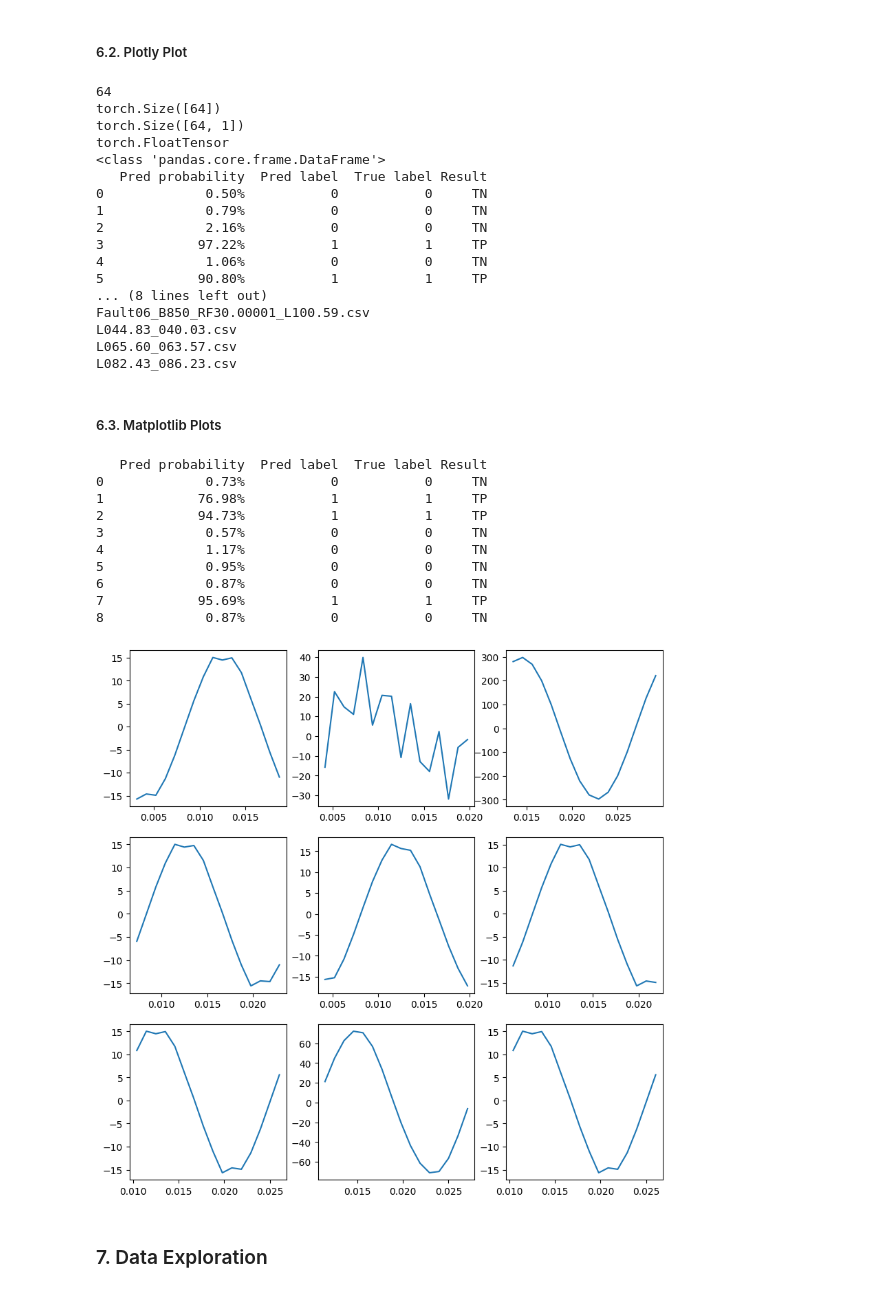
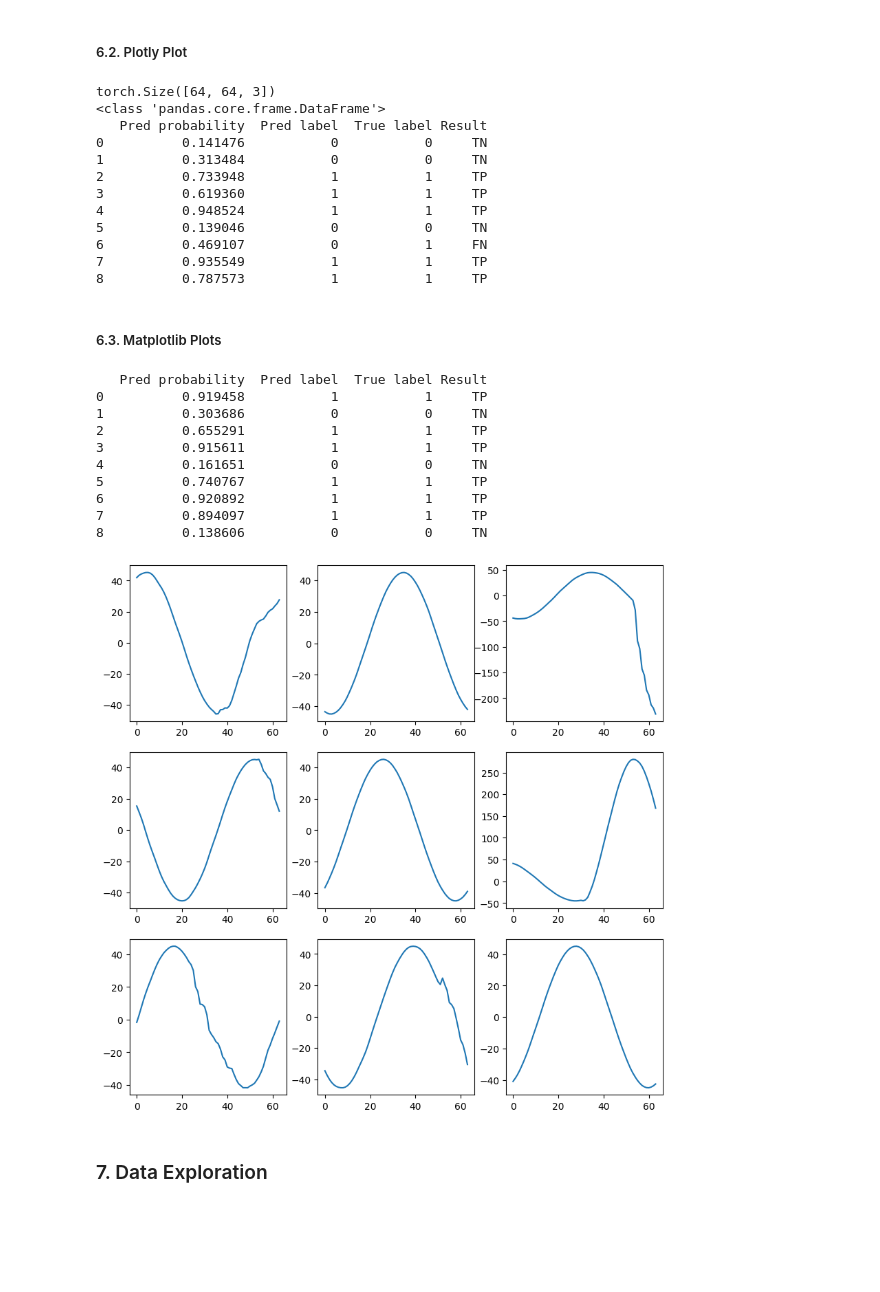
Before and after one commit to alvarohc777/pyTorch, a Jupyter notebook: Formulacion_1.ipynb, the cells around one changed output. Drawn from its saved outputs; the diff is of its cells as text; code cells hidden in the pictures; blank space fills up the shorter version.

```diff
--- a/Formulacion_1.ipynb
+++ b/Formulacion_1.ipynb
@@ -492,22 +476,16 @@ import plotly.graph_objects as go
 fs = 960
 dataset_plot = Form1Dataset(
     dataset_dir,
-    max_window_idx=max_window_idx,
     signal_names=signal_names,
-    test=True,
-    csv_step=csv_step,
-    window_length=N,
 )
 plot_dataloader = DataLoader(dataset_plot, batch_size=train_batch_size, shuffle=True)
 
 dataiter = iter(plot_dataloader)
-signal_windows, t_windows, labels, csv_name, index, window_idx = next(dataiter)
-print(len(csv_name))
-print(window_idx.shape)
-print(labels.shape)
+signals, labels = next(dataiter)
+print(signals.shape)
 
-print(labels.type())
-x = model(signal_windows[0:9].to(device))
+
+x = model(signals[0:9].to(device))
 # x = x.detach()
 
 # Crear Matriz de confusión
@@ -529,13 +507,14 @@ for i in range(0, cols * rows):
     col = i % cols
     row = i // cols
     label = label_to_text[str(int(labels[i, 0].item()))]
-    win_idx = str(window_idx[i].item())
-    print(csv_name[i])
+    # win_idx = str(window_idx[i].item())
+    # print(csv_name[i])
     fig.add_trace(
         go.Scatter(
-            name=f"{label} - {win_idx} - {csv_name[i]}",
-            x=t_windows[i, :],
-            y=signal_windows[i, :, 0],
+            # name=f"{label} - {win_idx} - {csv_name[i]}",
+            name=f"{label}",
+            y=signals[i, :, 0],
+            # y=signals[i, :, 1],
             marker_color="black",
         ),
         row=row + 1,
@@ -552,65 +531,55 @@ fig.update_layout(
 )
 fig.show()
 # %% [output]
-64
-torch.Size([64])
-torch.Size([64, 1])
-torch.FloatTensor
+torch.Size([64, 64, 3])
 <class 'pandas.core.frame.DataFrame'>
    Pred probability  Pred label  True label Result
-0             0.50%           0           0     TN
-1             0.79%           0           0     TN
-2             2.16%           0           0     TN
-3            97.22%           1           1     TP
-4             1.06%           0           0     TN
-5            90.80%           1           1     TP
-... (8 lines left out)
-Fault06_B850_RF30.00001_L100.59.csv
-L044.83_040.03.csv
-L065.60_063.57.csv
-L082.43_086.23.csv
+0          0.141476           0           0     TN
+1          0.313484           0           0     TN
+2          0.733948           1           1     TP
+3          0.619360           1           1     TP
+4          0.948524           1           1     TP
+5          0.139046           0           0     TN
+6          0.469107           0           1     FN
+7          0.935549           1           1     TP
+8          0.787573           1           1     TP
 # %% [markdown]
 ##### 6.3. Matplotlib Plots
 # %%
 dataset_plot = Form1Dataset(
     dataset_dir,
-    max_window_idx=max_window_idx,
     signal_names=signal_names,
-    test=True,
-    # step=4,
-    csv_step=csv_step,
-    window_length=N,
 )
 plot_dataloader = DataLoader(dataset_plot, batch_size=train_batch_size, shuffle=True)
 
 dataiter = iter(plot_dataloader)
-signal_windows, t_windows, labels, *_ = next(dataiter)
+signal_windows, labels = next(dataiter)
 fs = 960
 
 x = model(signal_windows[1:10].to(device))
 x = x.detach()
 
 # Crear Matriz de confusión
 df = confusion_matrix(x, labels[1:10])
 print(df)
 
 figure = plt.figure(figsize=(10, 10))
 cols, rows = 3, 3
 for i in range(1, cols * rows + 1):
     figure.add_subplot(rows, cols, i)
-    plt.plot(t_windows[i, :], signal_windows[i, :, 0])
+    plt.plot(signal_windows[i, :, 0])
 # %% [output]
    Pred probability  Pred label  True label Result
-0             0.73%           0           0     TN
-1            76.98%           1           1     TP
-2            94.73%           1           1     TP
-3             0.57%           0           0     TN
-4             1.17%           0           0     TN
-5             0.95%           0           0     TN
-6             0.87%           0           0     TN
-7            95.69%           1           1     TP
-8             0.87%           0           0     TN
+0          0.919458           1           1     TP
+1          0.303686           0           0     TN
+2          0.655291           1           1     TP
+3          0.915611           1           1     TP
+4          0.161651           0           0     TN
+5          0.740767           1           1     TP
+6          0.920892           1           1     TP
+7          0.894097           1           1     TP
+8          0.138606           0           0     TN
-[figure, old version]
+[figure, new version]
 # %% [markdown]
 ### 7. Data Exploration
 # %% [markdown]
```
Also changed, not shown: parts of 13 cells of this notebook.
